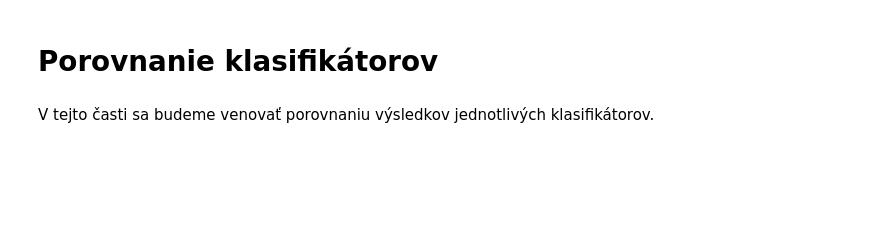
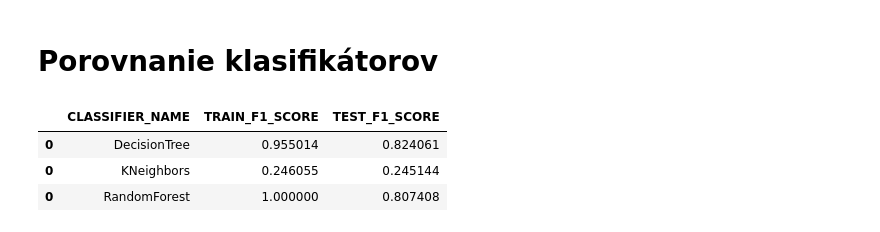
Before and after one commit to PeterJurkacek/IAU_2018_Jurkacek_Vyskoc, a Jupyter notebook: Jurkacek_Vyskoc_strojove_ucenie.ipynb, the cells around one changed output. Drawn from its saved outputs; the diff is of its cells as text; code cells hidden in the pictures; blank space fills up the shorter version.

```diff
--- a/Jurkacek_Vyskoc_strojove_ucenie.ipynb
+++ b/Jurkacek_Vyskoc_strojove_ucenie.ipynb
@@ -545,4 +497,4 @@ print(cls)
 # %%
-print("Predikovanie na trenovacich datach: ",accuracy_score(train_y, y_pred_train))
-print("Predikovanie na testovacich datach: ",accuracy_score(test_y, y_pred_test))
-classifiers = classifiers.append([["KNeighbors", accuracy_score(train_y, y_pred_train), accuracy_score(test_y, y_pred_test)]])
+print("Predikovanie na trenovacich datach: ",f1_score(train_y, y_pred_train, average='macro'))
+print("Predikovanie na testovacich datach: ",f1_score(test_y, y_pred_test, average='macro'))
+classifiers = classifiers.append([["KNeighbors", f1_score(train_y, y_pred_train, average='macro'), f1_score(test_y, y_pred_test,  average='macro')]])
@@ -602,7 +570,8 @@ train_best_data = train_modus_X.loc[:, best_features]
 test_best_data = test_modus_X.loc[:, best_features]
 
 print("\nPredikcia s parametrami - najlepšie atribúty")
-result = prediction_random_forest(train_best_data, train_modus_y, test_best_data, test_modus_y, best_params)
+result_best = prediction_random_forest(train_best_data, train_modus_y, test_best_data, test_modus_y, best_params)
 print("\nPredikcia bez parametrov - všetky atribúty")
-result = prediction_random_forest(train_modus_X, train_modus_y, test_modus_X, test_modus_y, {})
+result_all = prediction_random_forest(train_modus_X, train_modus_y, test_modus_X, test_modus_y, {})
+cls = result_best
 # %% [output]
@@ -652,3 +616,4 @@ test_preds = cls.predict(test_X)
-# %%
-classifiers = classifiers.append([["Random Forest", accuracy_score(train_y, train_preds), cls.score(test_X, test_y)]])
+# %%
+
+classifiers = classifiers.append([["RandomForest", f1_score(train_y, result_best.predict(train_best_data), average='macro'), f1_score(test_y, result_best.predict(test_best_data), average='macro')]])
 # %%
@@ -666,7 +642,10 @@ graph
 # %% [markdown]
 # Porovnanie klasifikátorov
-# %% [markdown]
-V tejto časti sa budeme venovať porovnaniu výsledkov jednotlivých klasifikátorov.
 # %%
-classifiers.columns = ['CLASSIFIER_NAME', 'TRAIN_ACCURACY', 'TEST_ACCURACY']
+classifiers.columns = ['CLASSIFIER_NAME', 'TRAIN_F1_SCORE', 'TEST_F1_SCORE']
 classifiers
+# %% [output]
+|  | CLASSIFIER_NAME | TRAIN_F1_SCORE | TEST_F1_SCORE |
+| 0 | DecisionTree | 0.955014 | 0.824061 |
+| 0 | KNeighbors | 0.246055 | 0.245144 |
+| 0 | RandomForest | 1.000000 | 0.807408 |
```
Also changed, not shown: parts of 76 cells of this notebook, 4 other files.
